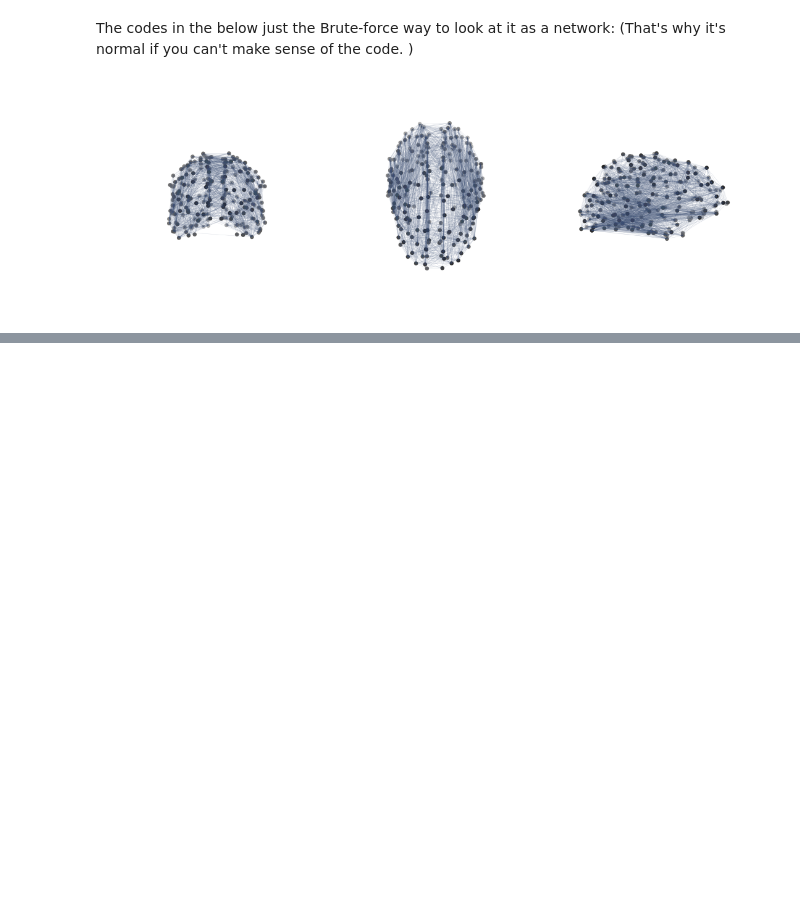
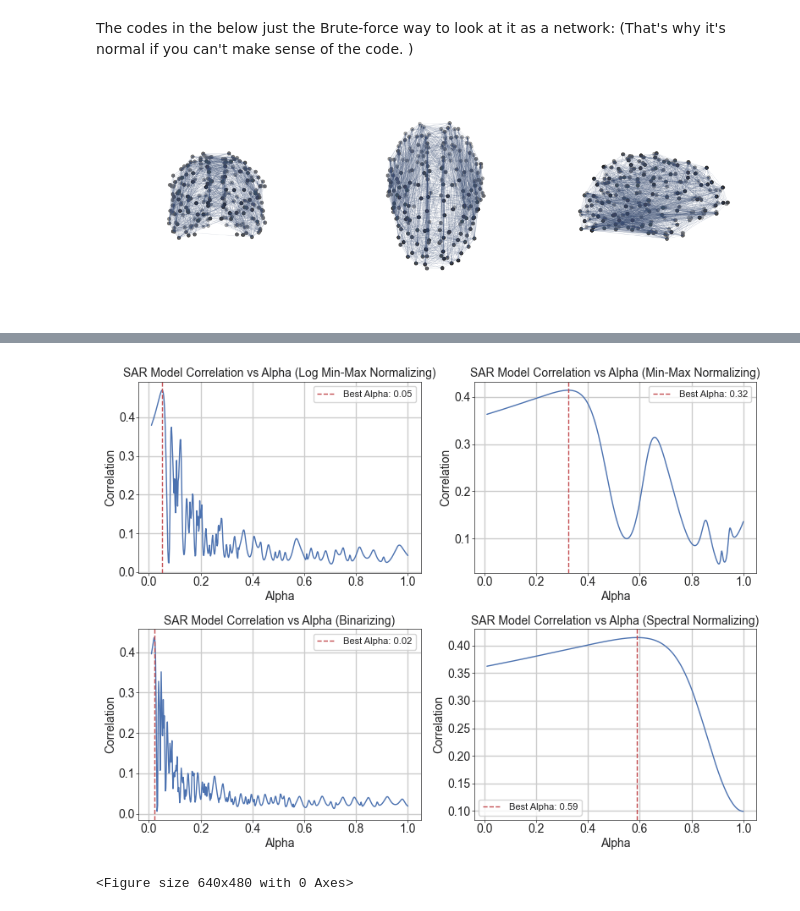
Before and after one commit to yavuzssvr19/INTERSHIP-PROJECT, a Jupyter notebook: Analaysis of Models.ipynb, the cells around one changed output, grey strips where cells are left out. Drawn from its saved outputs; the diff is of its cells as text; code cells hidden in the pictures; blank space fills up the shorter version.

```diff
--- a/Analaysis of Models.ipynb
+++ b/Analaysis of Models.ipynb
@@ -131,0 +274,24 @@ fig.tight_layout(pad=0.1)
+# %%
+# Define the parameter space for the SAR model, with 500 alpha values ranging from 0.01 to 1.0.
+sar_parameter_space = [{'alpha': alpha} for alpha in np.linspace(0.01, 1.0, 500)]
+best_parameters_all = {} # Initialize an empty dictionary to store the best parameters for each normalization method.
+for method_name, normalized_matrix in normalization_methods.items():
+    print(f"Running simple_fit for: {method_name}")
+    best_parameters = ut.simple_fit(
+        model=lambda **params: cor.sar(normalized_matrix, **params),
+        X=fc, # # Use the functional connectivity matrix as the target.
+        parameter_space=sar_parameter_space,
+        n_jobs=-1
+    )
+    # Find the result with the highest correlation value.
+    best_result = max(best_parameters, key=lambda x: x['correlation'])
+    # Print the best alpha value and the highest correlation achieved for this method.
+    print(f"Method: {method_name}")
+    print("Best alpha:", best_result['alpha'])
+    print("Best correlation:", best_result['correlation'])
+    print("\n")
+    # Store the best parameters and result for this normalization method in the dictionary.
+    best_parameters_all[method_name] = {
+        "best_parameters": best_parameters,
+        "best_result": best_result
+    }
@@ -131,0 +324,23 @@ fig.tight_layout(pad=0.1)
+# %%
+plt.rcParams['font.family'] = 'sans-serif'
+plt.rcParams['font.sans-serif'] = ['Arial']
+fig, axes = plt.subplots(2, 2, figsize=(8, 6))
+axes = axes.ravel()
+for idx, (method_name, data) in enumerate(best_parameters_all.items()):
+    best_parameters = data["best_parameters"]
+    best_result = data["best_result"]
+    alpha_values = [param['alpha'] for param in best_parameters]
+    correlations = [param['correlation'] for param in best_parameters]
+    ax = axes[idx]
+    ax.plot(alpha_values, correlations)
+    ax.set_title(f'SAR Model Correlation vs Alpha ({method_name})')
+    ax.set_xlabel('Alpha')
+    ax.set_ylabel('Correlation')
+    ax.axvline(best_result['alpha'], color='r', linestyle='--', label=f"Best Alpha: {best_result['alpha']:.2f}")
+    ax.legend()
+    ax.grid(True)
+plt.tight_layout()
+plt.show()
+# %% [output]
+[figure, added]
+<Figure size 640x480 with 0 Axes>
```
Also changed, not shown: parts of 38 cells of this notebook, 9 other files.
